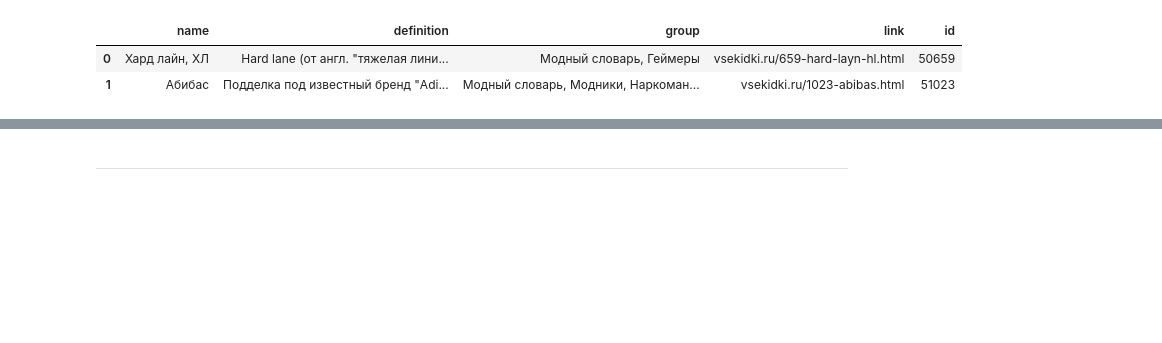
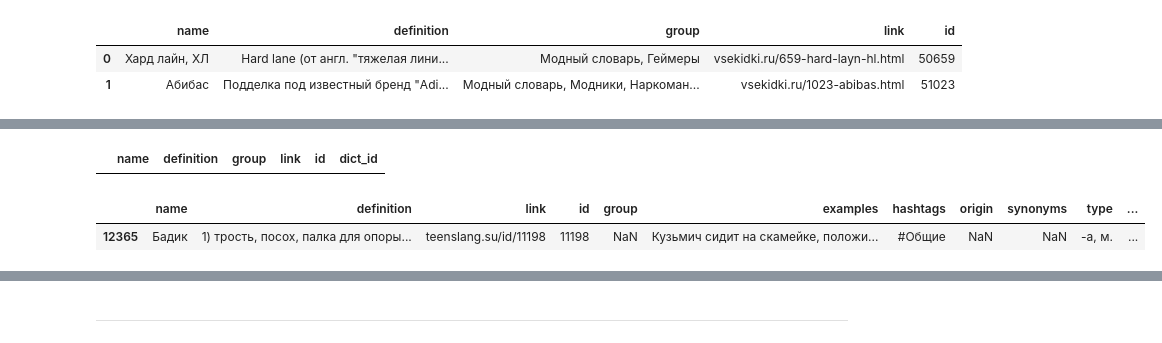
Before and after one commit to lotfull/RuSlangApp, a Jupyter notebook: SlangDictionary/dict_merge.ipynb, the cells around one changed output, grey strips where cells are left out. Drawn from its saved outputs; the diff is of its cells as text; code cells hidden in the pictures; blank space fills up the shorter version.

```diff
--- a/SlangDictionary/dict_merge.ipynb
+++ b/SlangDictionary/dict_merge.ipynb
@@ -63,3 +65,12 @@ Index(['name', 'definition', 'link', 'id', 'group', 'examples', 'hashtags',
 | 2 | Плаврук | 1) Частный случай физрука, руково... | teenslang.su/id/30068 | 30068 | школьники, студенты, спортсмены | NaN | #Общие | ПЛАВание + РУКоводитель. | NaN | сущ., м. р. | ... |
 | 3 | Плаг | 1) человек который поставляет теб... | teenslang.su/id/30144 | 30144 | употребляющие | "Мой плаг - нарколог"\n(Gone Flud... |  | NaN | NaN | сущ. м.р. | ... |
 | 4 | Плаг-инить | 1) В серии МегаМен Боевые сети вс... | teenslang.su/id/14706 | 14706 | геймеры | После того как дошли до двери Пла... | #Геймеры | Plug-in - подключение к сети (анг... | Врубаться в BBS. | сущ. | ... |
+# %%
+vsekidki[vsekidki.name.str.startswith('Бади')]
+# %% [output]
+|  | name | definition | group | link | id | dict_id |
+# %%
+full[full.name.str.startswith('Бади')]
+# %% [output]
+|  | name | definition | link | id | group | examples | hashtags | origin | synonyms | type | ... |
+| 12365 | Бадик | 1) трость, посох, палка для опоры... | teenslang.su/id/11198 | 11198 | NaN | Кузьмич сидит на скамейке, положи... | #Общие | NaN | NaN | -а, м. | ... |
```
Also changed, not shown: parts of 4 cells of this notebook, 36 other files.
